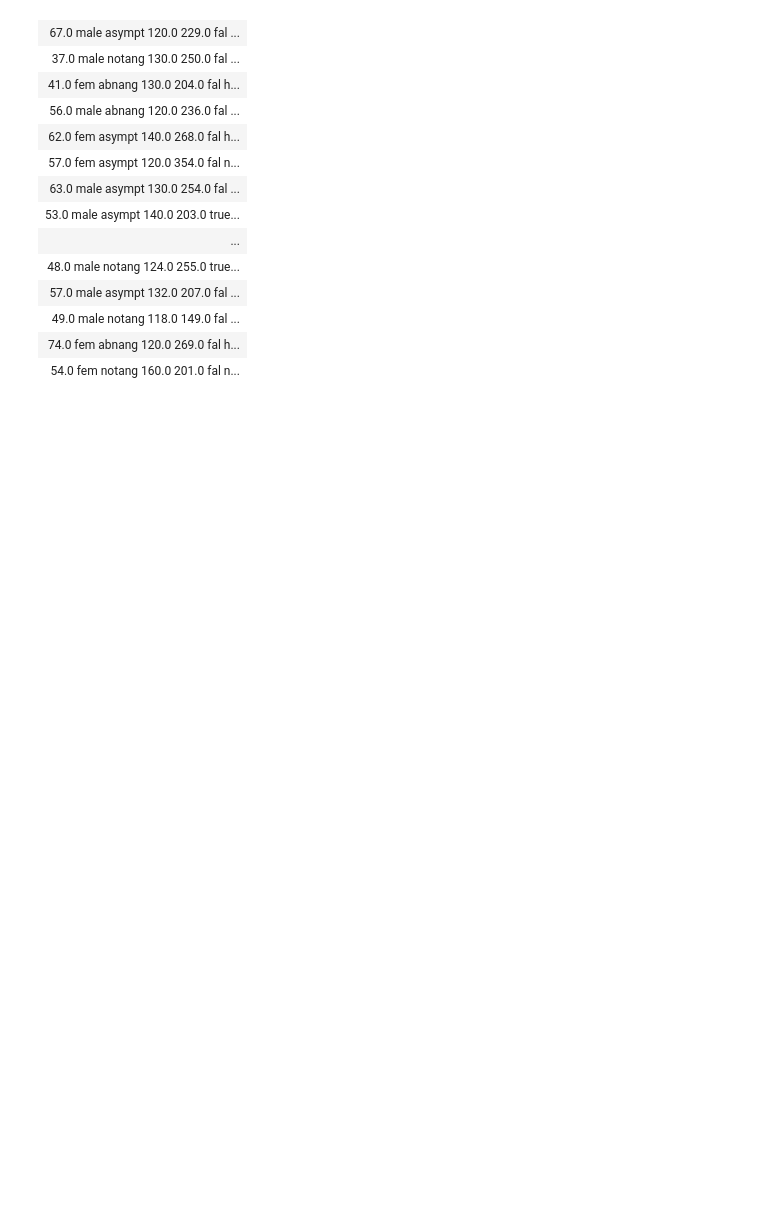
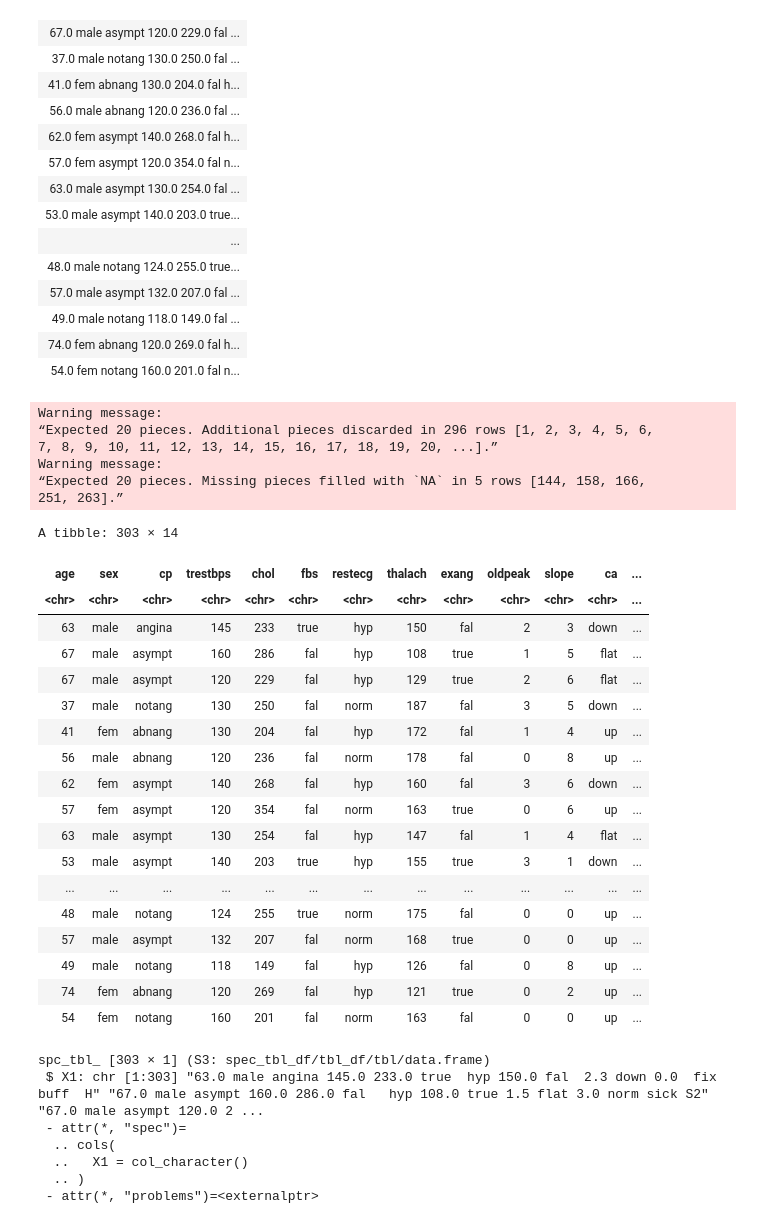
Before and after one commit to kakeysword/dsci100-heart-disease, a Jupyter notebook: group proposal.ipynb, the cells around one changed output. Saved outputs shown, nothing was run; the diff lists cells and outputs as text; code cells hidden in the pictures; blank space fills up the shorter version.

Commit message:
Started Cleaning data

```diff
--- a/group proposal.ipynb
+++ b/group proposal.ipynb
@@ -39,3 +41,47 @@ A spec_tbl_df: 303 × 1
 | 49.0 male notang 118.0 149.0 fal ... |
 | 74.0 fem abnang 120.0 269.0 fal h... |
 | 54.0 fem notang 160.0 201.0 fal n... |
+# %%
+## Clean data
+
+cleveland_data |>
+    separate(X1, into = c("age", "remove1","sex", "cp", "trestbps", "remove2", "chol", "remove3", "fbs",
+                   "restecg", "thalach", "remove4",  "exang", "oldpeak", "slope",
+                   "ca", "thal", "remove5","num", "remove6")) |>
+    select(-c(remove1, remove2, remove3, remove4, remove5, remove6))
+
+
+str(cleveland_data)
+# %% [output]
+Warning message:
+“Expected 20 pieces. Additional pieces discarded in 296 rows [1, 2, 3, 4, 5, 6,
+7, 8, 9, 10, 11, 12, 13, 14, 15, 16, 17, 18, 19, 20, ...].”
+Warning message:
+“Expected 20 pieces. Missing pieces filled with `NA` in 5 rows [144, 158, 166,
+251, 263].”
+A tibble: 303 × 14
+| age | sex | cp | trestbps | chol | fbs | restecg | thalach | exang | oldpeak | slope | ca | ... |
+| <chr> | <chr> | <chr> | <chr> | <chr> | <chr> | <chr> | <chr> | <chr> | <chr> | <chr> | <chr> | ... |
+| 63 | male | angina | 145 | 233 | true | hyp | 150 | fal | 2 | 3 | down | ... |
+| 67 | male | asympt | 160 | 286 | fal | hyp | 108 | true | 1 | 5 | flat | ... |
+| 67 | male | asympt | 120 | 229 | fal | hyp | 129 | true | 2 | 6 | flat | ... |
+| 37 | male | notang | 130 | 250 | fal | norm | 187 | fal | 3 | 5 | down | ... |
+| 41 | fem | abnang | 130 | 204 | fal | hyp | 172 | fal | 1 | 4 | up | ... |
+| 56 | male | abnang | 120 | 236 | fal | norm | 178 | fal | 0 | 8 | up | ... |
+| 62 | fem | asympt | 140 | 268 | fal | hyp | 160 | fal | 3 | 6 | down | ... |
+| 57 | fem | asympt | 120 | 354 | fal | norm | 163 | true | 0 | 6 | up | ... |
+| 63 | male | asympt | 130 | 254 | fal | hyp | 147 | fal | 1 | 4 | flat | ... |
+| 53 | male | asympt | 140 | 203 | true | hyp | 155 | true | 3 | 1 | down | ... |
+| ... | ... | ... | ... | ... | ... | ... | ... | ... | ... | ... | ... | ... |
+| 48 | male | notang | 124 | 255 | true | norm | 175 | fal | 0 | 0 | up | ... |
+| 57 | male | asympt | 132 | 207 | fal | norm | 168 | true | 0 | 0 | up | ... |
+| 49 | male | notang | 118 | 149 | fal | hyp | 126 | fal | 0 | 8 | up | ... |
+| 74 | fem | abnang | 120 | 269 | fal | hyp | 121 | true | 0 | 2 | up | ... |
+| 54 | fem | notang | 160 | 201 | fal | norm | 163 | fal | 0 | 0 | up | ... |
+spc_tbl_ [303 × 1] (S3: spec_tbl_df/tbl_df/tbl/data.frame)
+ $ X1: chr [1:303] "63.0 male angina 145.0 233.0 true  hyp 150.0 fal  2.3 down 0.0  fix buff  H" "67.0 male asympt 160.0 286.0 fal   hyp 108.0 true 1.5 flat 3.0 norm sick S2" "67.0 male asympt 120.0 2 ...
+ - attr(*, "spec")=
+  .. cols(
+  ..   X1 = col_character()
+  .. )
+ - attr(*, "problems")=<externalptr>
```
Also changed, not shown: parts of 1 cell of this notebook.
